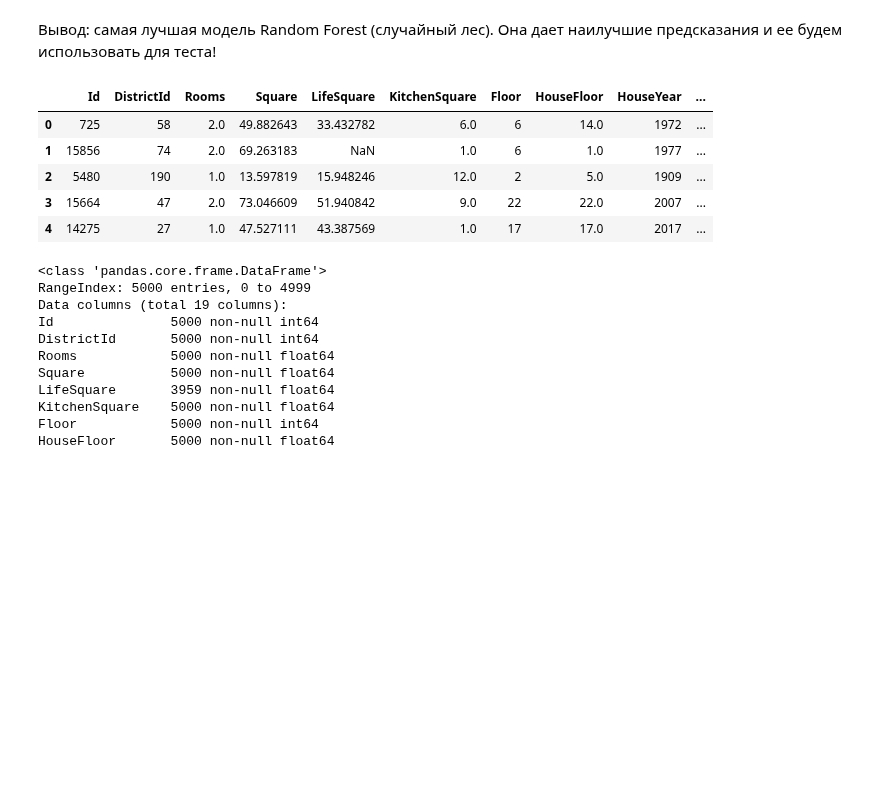
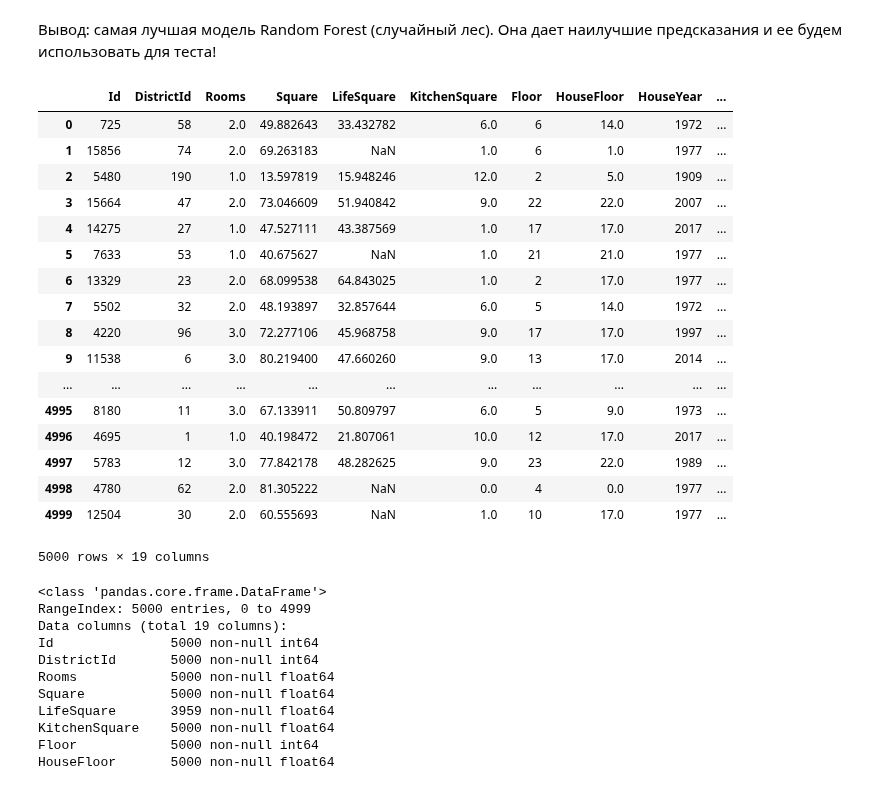
Before and after one commit to ZinchenkoVasil/python, a Jupyter notebook: VZinchenko.ipynb, the cells around one changed output. Cells and saved outputs as stored; diff of their text form; code cells hidden in the pictures; blank space fills up the shorter version.

```diff
--- a/VZinchenko.ipynb
+++ b/VZinchenko.ipynb
@@ -241,14 +229,26 @@ n_neighbors=10
 # %%
 test = pd.read_csv('input/test.csv')
 # %%
-test.head()
+test.head(5000)
 # %% [output]
 |  | Id | DistrictId | Rooms | Square | LifeSquare | KitchenSquare | Floor | HouseFloor | HouseYear | ... |
 | 0 | 725 | 58 | 2.0 | 49.882643 | 33.432782 | 6.0 | 6 | 14.0 | 1972 | ... |
 | 1 | 15856 | 74 | 2.0 | 69.263183 | NaN | 1.0 | 6 | 1.0 | 1977 | ... |
 | 2 | 5480 | 190 | 1.0 | 13.597819 | 15.948246 | 12.0 | 2 | 5.0 | 1909 | ... |
 | 3 | 15664 | 47 | 2.0 | 73.046609 | 51.940842 | 9.0 | 22 | 22.0 | 2007 | ... |
 | 4 | 14275 | 27 | 1.0 | 47.527111 | 43.387569 | 1.0 | 17 | 17.0 | 2017 | ... |
+| 5 | 7633 | 53 | 1.0 | 40.675627 | NaN | 1.0 | 21 | 21.0 | 1977 | ... |
+| 6 | 13329 | 23 | 2.0 | 68.099538 | 64.843025 | 1.0 | 2 | 17.0 | 1977 | ... |
+| 7 | 5502 | 32 | 2.0 | 48.193897 | 32.857644 | 6.0 | 5 | 14.0 | 1972 | ... |
+| 8 | 4220 | 96 | 3.0 | 72.277106 | 45.968758 | 9.0 | 17 | 17.0 | 1997 | ... |
+| 9 | 11538 | 6 | 3.0 | 80.219400 | 47.660260 | 9.0 | 13 | 17.0 | 2014 | ... |
+| ... | ... | ... | ... | ... | ... | ... | ... | ... | ... | ... |
+| 4995 | 8180 | 11 | 3.0 | 67.133911 | 50.809797 | 6.0 | 5 | 9.0 | 1973 | ... |
+| 4996 | 4695 | 1 | 1.0 | 40.198472 | 21.807061 | 10.0 | 12 | 17.0 | 2017 | ... |
+| 4997 | 5783 | 12 | 3.0 | 77.842178 | 48.282625 | 9.0 | 23 | 22.0 | 1989 | ... |
+| 4998 | 4780 | 62 | 2.0 | 81.305222 | NaN | 0.0 | 4 | 0.0 | 1977 | ... |
+| 4999 | 12504 | 30 | 2.0 | 60.555693 | NaN | 1.0 | 10 | 17.0 | 1977 | ... |
+5000 rows × 19 columns
 # %%
 test.info()
 # %% [output]
```
Also changed, not shown: parts of 5 cells of this notebook.
